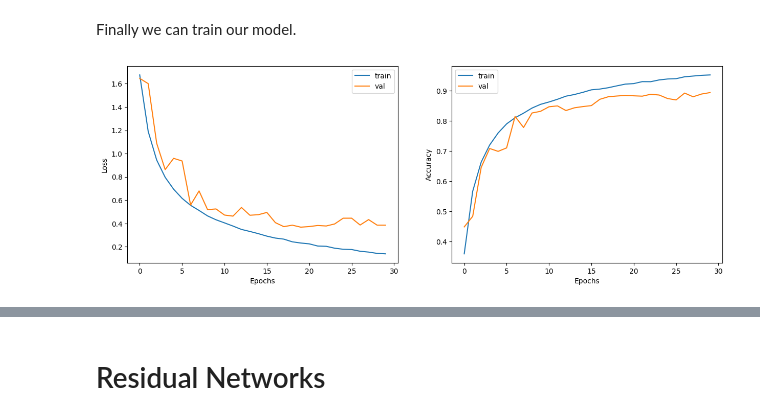
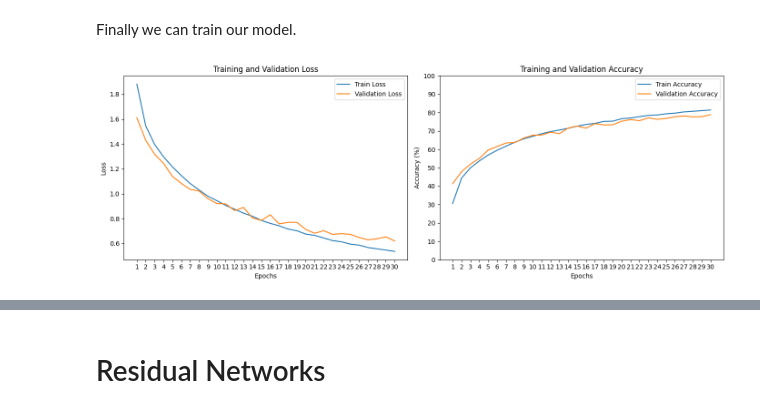
Before and after one commit to SharifiZarchi/Introduction_to_Machine_Learning, a Jupyter notebook: Jupyter_Notebooks/Chapter_04_Computer_Vision/ResNets_Transfer_Learning.ipynb, the cells around one changed output, grey strips where cells are left out. Saved outputs shown, nothing was run; the diff lists cells and outputs as text; code cells hidden in the pictures.

```diff
--- a/Jupyter_Notebooks/Chapter_04_Computer_Vision/ResNets_Transfer_Learning.ipynb
+++ b/Jupyter_Notebooks/Chapter_04_Computer_Vision/ResNets_Transfer_Learning.ipynb
@@ -183,6 +271,17 @@ class Network(nn.Module):
+# %%
+def resnet_cifar10(block, n):
+    """
+    Constructs a ResNet for CIFAR-10 with 6n+2 layers.
+    Example:
+    n=3 -> ResNet-20
+    n=5 -> ResNet-32
+    n=7 -> ResNet-44
+    n=9 -> ResNet-56
+    """
+    return ResNet(block, [n, n, n])
 # %% [markdown]
 Now lets create an instance of this architecture and see its parameter count.
 # %%
-cnn = Network().to(device)
-summary(cnn, (3, 32, 32))
+plain20 = resnet_cifar10(BasicBlock, 3).to(device)
+summary(plain20, (3, 32, 32))
 # %% [output]
@@ -224,10 +306,10 @@ Estimated Total Size (MB): 49.35
 Finally we can train our model.
 # %%
 if device == 'cuda':
-    cnn = torch.compile(cnn)
-optim = Adam(cnn.parameters(), lr=1e-3)
+    plain20 = torch.compile(plain20)
+optim = Adam(plain20.parameters(), lr=1e-4)
 
-results = train_model(cnn, trainloader, testloader, optim, n_epochs=30)
-plot_history(results)
+p20results = train_model(plain20, optim, n_epochs=30)
+plot_training_curves(p20results)
 # %% [output]
-[figure, old version]
+[figure, new version]
```
Also changed, not shown: parts of 30 cells of this notebook.
